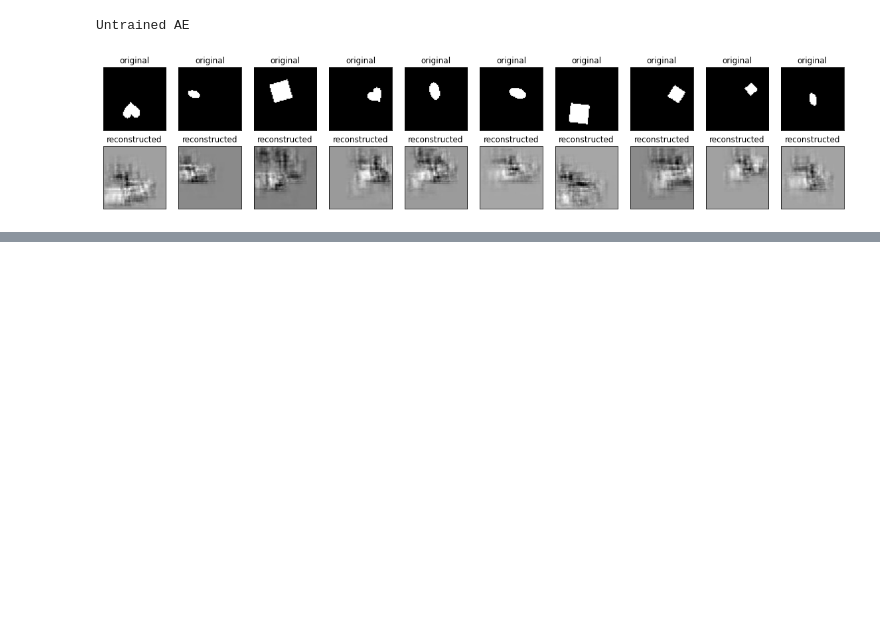
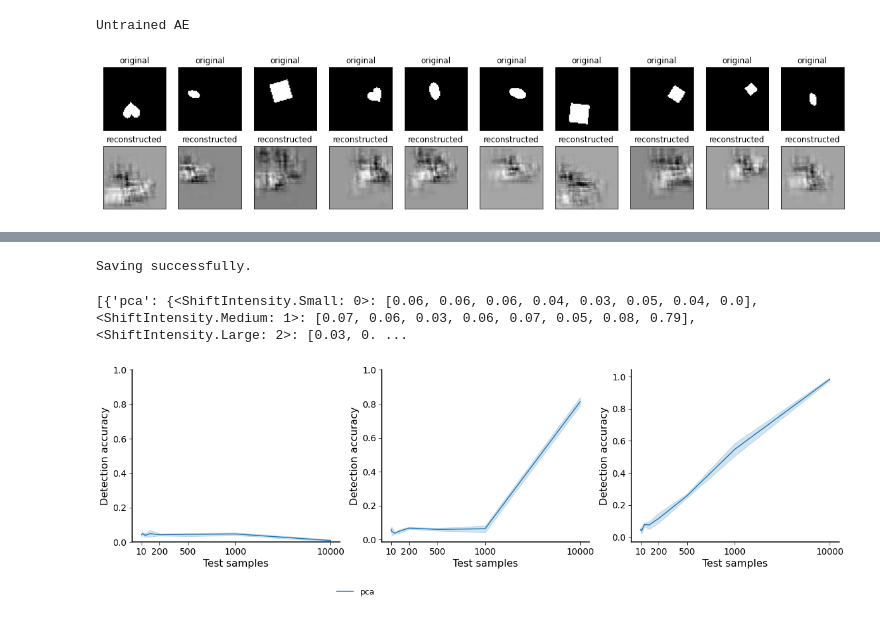
Before and after one commit to maleakhiw/explaining-dataset-shifts, a Jupyter notebook: experiments/dSprites/label_classifier_data_collection.ipynb, the cells around one changed output, grey strips where cells are left out. Cells and saved outputs as stored; diff of their text form; code cells hidden in the pictures; blank space fills up the shorter version.

```diff
--- a/experiments/dSprites/label_classifier_data_collection.ipynb
+++ b/experiments/dSprites/label_classifier_data_collection.ipynb
@@ -231,0 +237,4 @@ save_result(shift_str, method_str, dict_result)
+# %%
+method = DimensionalityReductor.SRP
+model = srp
+method_str = "SRP"
@@ -231,0 +247,11 @@ save_result(shift_str, method_str, dict_result)
+# %%
+dict_result = main_experiment(model, method, X_valid, y_valid,
+                             c_valid, X_test_flatten, y_test, c_test,
+                             shift_type, ORIGINAL_SHAPE, n_classes_shape,
+                             concept_names, concept_values,
+                             shift_type_params, n_exp=100, n_std=1)
+# %%
+# Save file
+save_result(shift_str, method_str, dict_result)
+# %% [output]
+Saving successfully.
@@ -231,0 +319,5 @@ save_result(shift_str, method_str, dict_result)
+# %%
+plot_accuracy_vs_samples([dict_result], ["pca"], [False], 1.0)
+# %% [output]
+[{'pca': {<ShiftIntensity.Small: 0>: [0.06, 0.06, 0.06, 0.04, 0.03, 0.05, 0.04, 0.0], <ShiftIntensity.Medium: 1>: [0.07, 0.06, 0.03, 0.06, 0.07, 0.05, 0.08, 0.79], <ShiftIntensity.Large: 2>: [0.03, 0. ...
+[figure, added]
```
Also changed, not shown: parts of 20 cells of this notebook, 1 other file.
